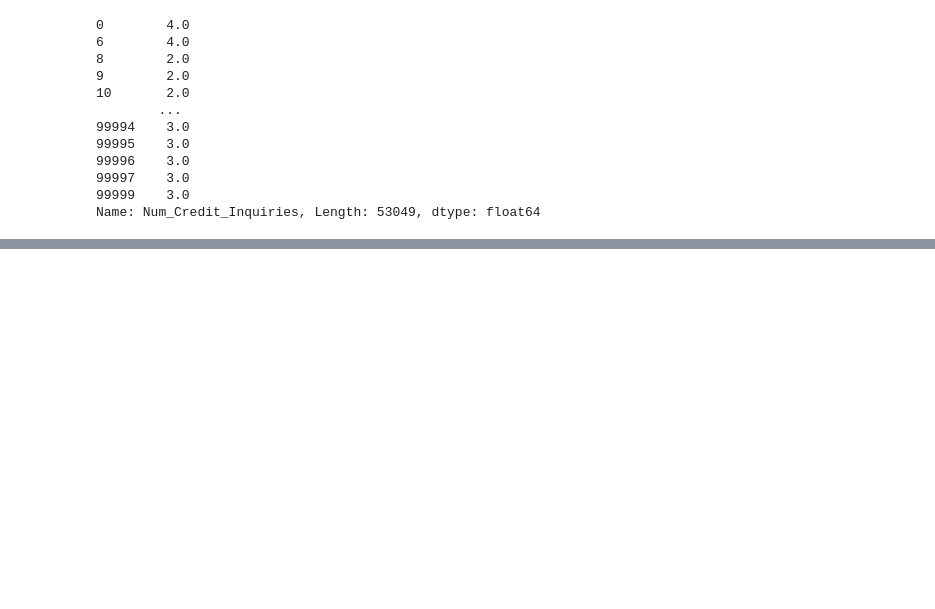
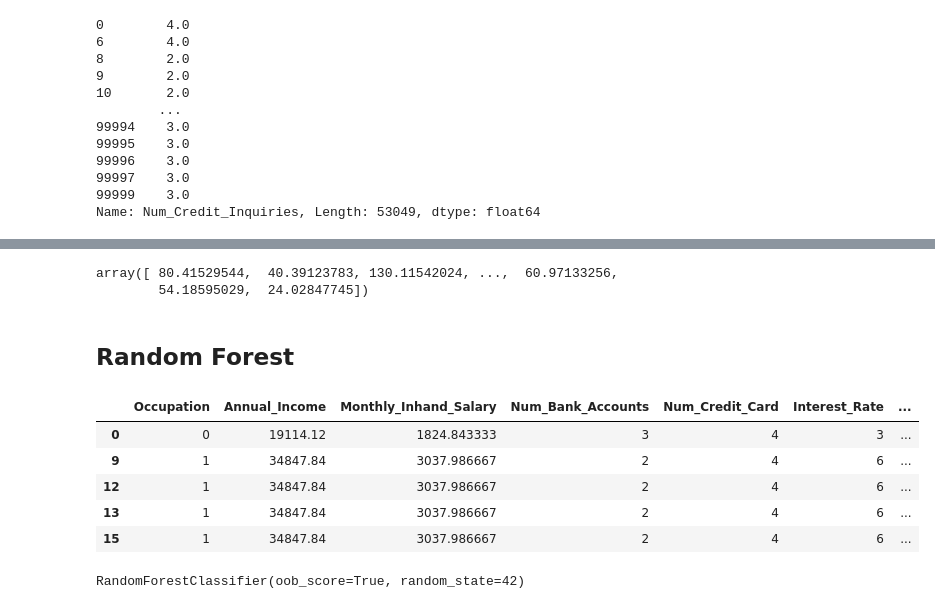
Before and after one commit to CSF0744/ECE225_final_project, a Jupyter notebook: final_project.ipynb, the cells around one changed output, grey strips where cells are left out. Drawn from its saved outputs; the diff is of its cells as text; code cells hidden in the pictures; blank space fills up the shorter version.

```diff
--- a/final_project.ipynb
+++ b/final_project.ipynb
@@ -363,11 +363,27 @@ Name: Num_Credit_Inquiries, Length: 53049, dtype: float64
 # %%
 clean_data=train_df.dropna(how='any')
+
 clean_data=clean_data[clean_data['Age'].str.len()==2]
+
 clean_data=clean_data[~(clean_data['Annual_Income'].str.contains('_'))]
+clean_data['Annual_Income']=pd.to_numeric(clean_data['Annual_Income'])
+
 clean_data=clean_data[~ (clean_data['Occupation']=='_______')]
 
 clean_data=clean_data[~clean_data['Num_of_Delayed_Payment'].str.contains('_')]
 clean_data=clean_data[~clean_data['Num_of_Delayed_Payment'].str.contains('-')]
+clean_data['Num_of_Delayed_Payment']=pd.to_numeric(clean_data['Num_of_Delayed_Payment'])
 
 clean_data=clean_data[~clean_data['Outstanding_Debt'].str.contains('_')]
-clean_data['Credit_Score'].unique()
+clean_data['Outstanding_Debt']=pd.to_numeric(clean_data['Outstanding_Debt'])
+
+clean_data=clean_data[~(clean_data['Num_of_Loan'].str.contains('_'))]
+clean_data=clean_data[~(clean_data['Num_of_Loan'].str.contains('-'))]
+clean_data['Num_of_Loan']=pd.to_numeric(clean_data['Num_of_Loan'])
+
+
+clean_data=clean_data[~(clean_data['Monthly_Balance'].str.contains('_'))]
+clean_data['Monthly_Balance']=pd.to_numeric(clean_data['Monthly_Balance'])
+
+clean_data=clean_data[~(clean_data['Amount_invested_monthly'].str.contains('_'))]
+clean_data['Amount_invested_monthly']=pd.to_numeric(clean_data['Amount_invested_monthly'])
@@ -430,0 +441,7 @@ array([ 0,  1,  2,  3,  5,  6,  7,  8,  9, 12, 13, 10, 14, 11,  4],
+# %%
+clean_data['Amount_invested_monthly'].unique()
+# %% [output]
+array([ 80.41529544,  40.39123783, 130.11542024, ...,  60.97133256,
+        54.18595029,  24.02847745])
+# %% [markdown]
+## Random Forest
@@ -430,0 +453,20 @@ array([ 0,  1,  2,  3,  5,  6,  7,  8,  9, 12, 13, 10, 14, 11,  4],
+# %%
+feature_list=['Occupation','Annual_Income','Monthly_Inhand_Salary','Num_Bank_Accounts','Num_Credit_Card','Interest_Rate',
+              'Num_of_Loan','Delay_from_due_date','Num_of_Delayed_Payment','Num_Credit_Inquiries','Outstanding_Debt',
+              'Credit_Utilization_Ratio','Total_EMI_per_month','Amount_invested_monthly','Monthly_Balance']
+X=clean_data[feature_list]
+Y=clean_data['Credit_Score']
+X.head()
+# %% [output]
+|  | Occupation | Annual_Income | Monthly_Inhand_Salary | Num_Bank_Accounts | Num_Credit_Card | Interest_Rate | ... |
+| 0 | 0 | 19114.12 | 1824.843333 | 3 | 4 | 3 | ... |
+| 9 | 1 | 34847.84 | 3037.986667 | 2 | 4 | 6 | ... |
+| 12 | 1 | 34847.84 | 3037.986667 | 2 | 4 | 6 | ... |
+| 13 | 1 | 34847.84 | 3037.986667 | 2 | 4 | 6 | ... |
+| 15 | 1 | 34847.84 | 3037.986667 | 2 | 4 | 6 | ... |
+# %%
+X_train, X_test, Y_train, Y_test = train_test_split(X, Y, test_size=0.3, random_state=42)
+model = RandomForestClassifier(random_state=42,oob_score=True)
+model.fit(X_train, Y_train)
+# %% [output]
+RandomForestClassifier(oob_score=True, random_state=42)
```
Also changed, not shown: parts of 23 cells of this notebook.
